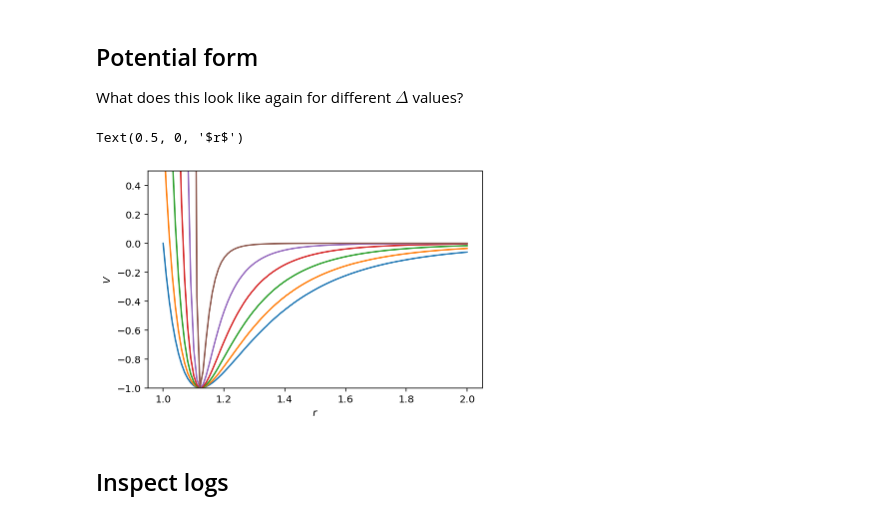
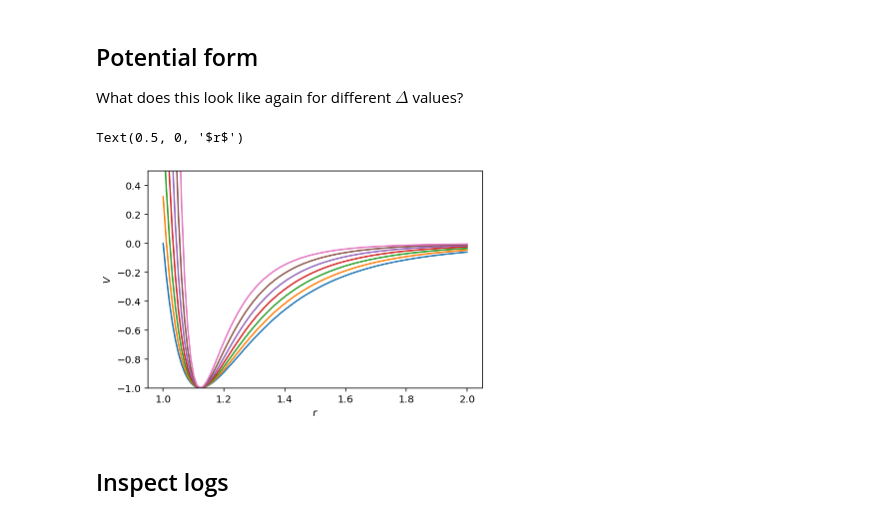
Before and after one commit to ianrgraham/monk, a Jupyter notebook: experiments/mlj-prep/finding-rough-Tg.ipynb, the cells around one changed output. Saved outputs shown, nothing was run; the diff lists cells and outputs as text; code cells hidden in the pictures.

```diff
--- a/experiments/mlj-prep/finding-rough-Tg.ipynb
+++ b/experiments/mlj-prep/finding-rough-Tg.ipynb
@@ -109,7 +148,7 @@ speed = 1e-2
 steps = int(1_000*(temp-end_temp)/speed)
 steps = 400_000
 p = 1.0
-delta = 0.0
+delta = 0.75
 
 eq_steps = 10_000
 
@@ -117,7 +156,7 @@ integrator = hoomd.md.Integrator(dt=0.001)
 tree = hoomd.md.nlist.Tree(0.3)
 mlj = pair.KA_ModLJ(tree, delta)
 # variant = hoomd.variant.Ramp(temp, end_temp, sim.timestep + eq_steps, steps)
-variant = 1.5
+variant = 5.0
 # nvt = hoomd.md.methods.NPT(hoomd.filter.All(), variant, 1.0, p, 1.0, "xyz", gamma=1.0)
 nvt = hoomd.md.methods.NVT(hoomd.filter.All(), variant, 0.1)
 integrator.forces = [mlj]
@@ -125,24 +164,14 @@ integrator.methods = [nvt]
 
 sim.operations.integrator = integrator
 
-sim.always_compute_pressure = True
+# sim.always_compute_pressure = True
 
 sim.state.thermalize_particle_momenta(hoomd.filter.All(), 2.0)
 
 sim.run(0)
 # nvt.thermalize_thermostat_dof()
 
-log = hoomd.logging.Logger(categories=["scalar"])
-analyzer = hoomd.md.compute.ThermodynamicQuantities(filter=hoomd.filter.All())
-# sim.operations.computes.append(analyzer)
-# log.add(analyzer)
-
 # file = open(f'_log_quench-test_rate-{speed}_p-{p}_d-{delta}.log', mode='w', newline='\n')
 # table = hoomd.write.Table(hoomd.trigger.Periodic(1_000), output=file, logger=log)
-
-writer = hoomd.write.GSD(hoomd.trigger.Periodic(10_000), f"test-params.gsd", mode="wb")
-sim.operations.writers.clear()
-sim.operations.writers.append(writer)
-# sim.operations.writers.append(table)
 # %%
 sim.run(100_000)
@@ -197,15 +286,15 @@ def mlj(r, delta):
 # %%
 x = np.linspace(1.0, 2.0, 100)
 
-for d in np.linspace(0.0, 1.0, 6):
+for d in np.linspace(0.0, 0.6, 7):
     plt.plot(x, mlj(x, d))
 
 plt.ylim(-1, 0.5)
 plt.ylabel(r"$V$")
 plt.xlabel(r"$r$")
 # %% [output]
 Text(0.5, 0, '$r$')
-[figure, old version]
+[figure, new version]
 # %% [markdown]
 ## Inspect logs
 # %%
```
Also changed, not shown: parts of 21 cells of this notebook, 9 other files.
